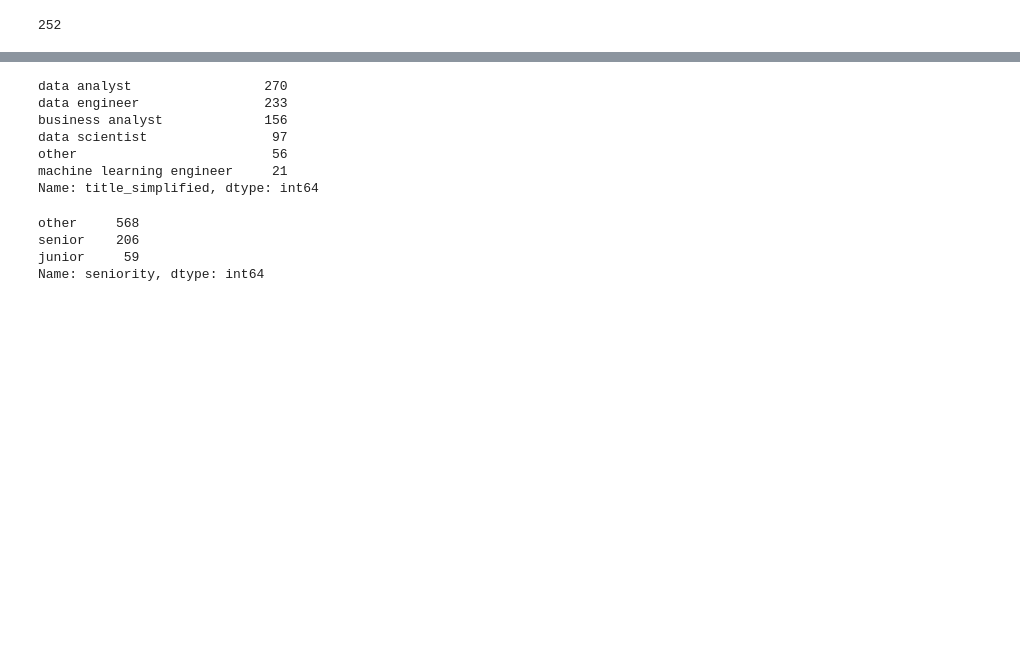
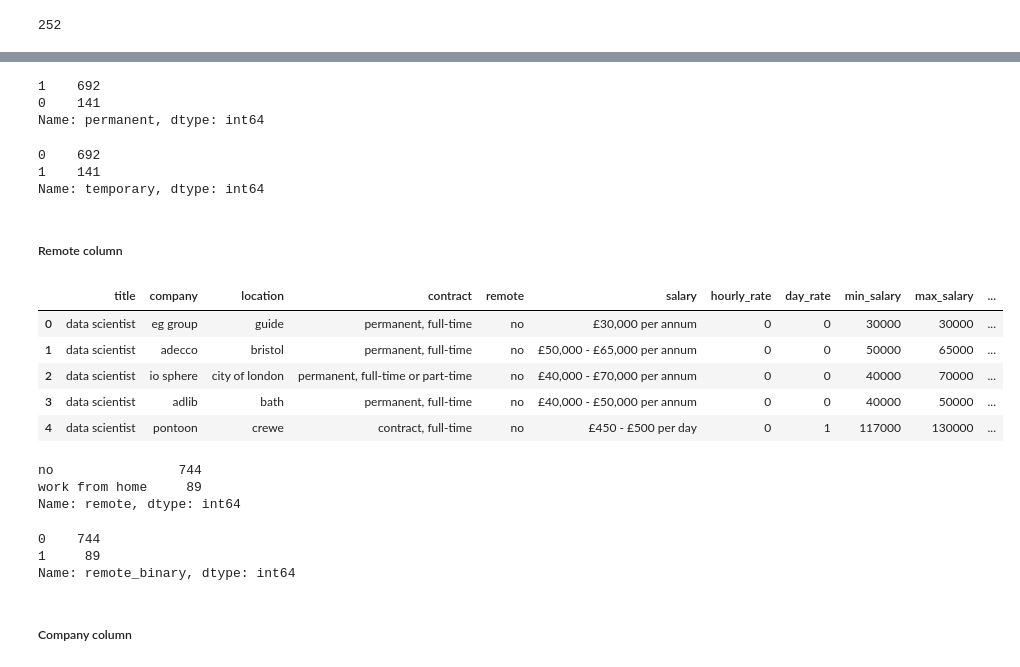
Before and after one commit to mms-mirza/Project_Capstone, a Jupyter notebook: capstone_datacleaning.ipynb, the cells around one changed output, grey strips where cells are left out. Drawn from its saved outputs; the diff is of its cells as text; code cells hidden in the pictures; blank space fills up the shorter version.

```diff
--- a/capstone_datacleaning.ipynb
+++ b/capstone_datacleaning.ipynb
@@ -378,19 +411,39 @@ df['seniority'] = df.title.apply(title_seniority)
+# %%
+# create a permanent column
+df['permanent'] = df.contract.apply(lambda x: 1 if 'permanent' in x else 0)
+
+# create a temporary column
+df['temporary'] = df.contract.apply(lambda x: 1 if 'temporary' in x or 'contract' in x else 0)
 # %%
-# check value counts
-df.title_simplified.value_counts()
+# sanity check
+df.permanent.value_counts()
 # %% [output]
-data analyst                 270
-data engineer                233
-business analyst             156
-data scientist                97
-other                         56
-machine learning engineer     21
-Name: title_simplified, dtype: int64
+1    692
+0    141
+Name: permanent, dtype: int64
 # %%
-# check value counts
-df.seniority.value_counts()
+# sanity check
+df.temporary.value_counts()
 # %% [output]
-other     568
-senior    206
-junior     59
-Name: seniority, dtype: int64
+0    692
+1    141
+Name: temporary, dtype: int64
+# %% [markdown]
+##### Remote column
+# %%
+# check df
+df.head()
+# %% [output]
+|  | title | company | location | contract | remote | salary | hourly_rate | day_rate | min_salary | max_salary | ... |
+| 0 | data scientist | eg group | guide | permanent, full-time | no | £30,000 per annum | 0 | 0 | 30000 | 30000 | ... |
+| 1 | data scientist | adecco | bristol | permanent, full-time | no | £50,000 - £65,000 per annum | 0 | 0 | 50000 | 65000 | ... |
+| 2 | data scientist | io sphere | city of london | permanent, full-time or part-time | no | £40,000 - £70,000 per annum | 0 | 0 | 40000 | 70000 | ... |
+| 3 | data scientist | adlib | bath | permanent, full-time | no | £40,000 - £50,000 per annum | 0 | 0 | 40000 | 50000 | ... |
+| 4 | data scientist | pontoon | crewe | contract, full-time | no | £450 - £500 per day | 0 | 1 | 117000 | 130000 | ... |
+# %%
+# check distribution of work from home jobs
+df.remote.value_counts()
+# %% [output]
+no                744
+work from home     89
+Name: remote, dtype: int64
@@ -396,0 +453,9 @@ Name: seniority, dtype: int64
+# %%
+# sanity check
+df.remote_binary.value_counts()
+# %% [output]
+0    744
+1     89
+Name: remote_binary, dtype: int64
+# %% [markdown]
+##### Company column
```
Also changed, not shown: parts of 30 cells of this notebook, 2 other files.
